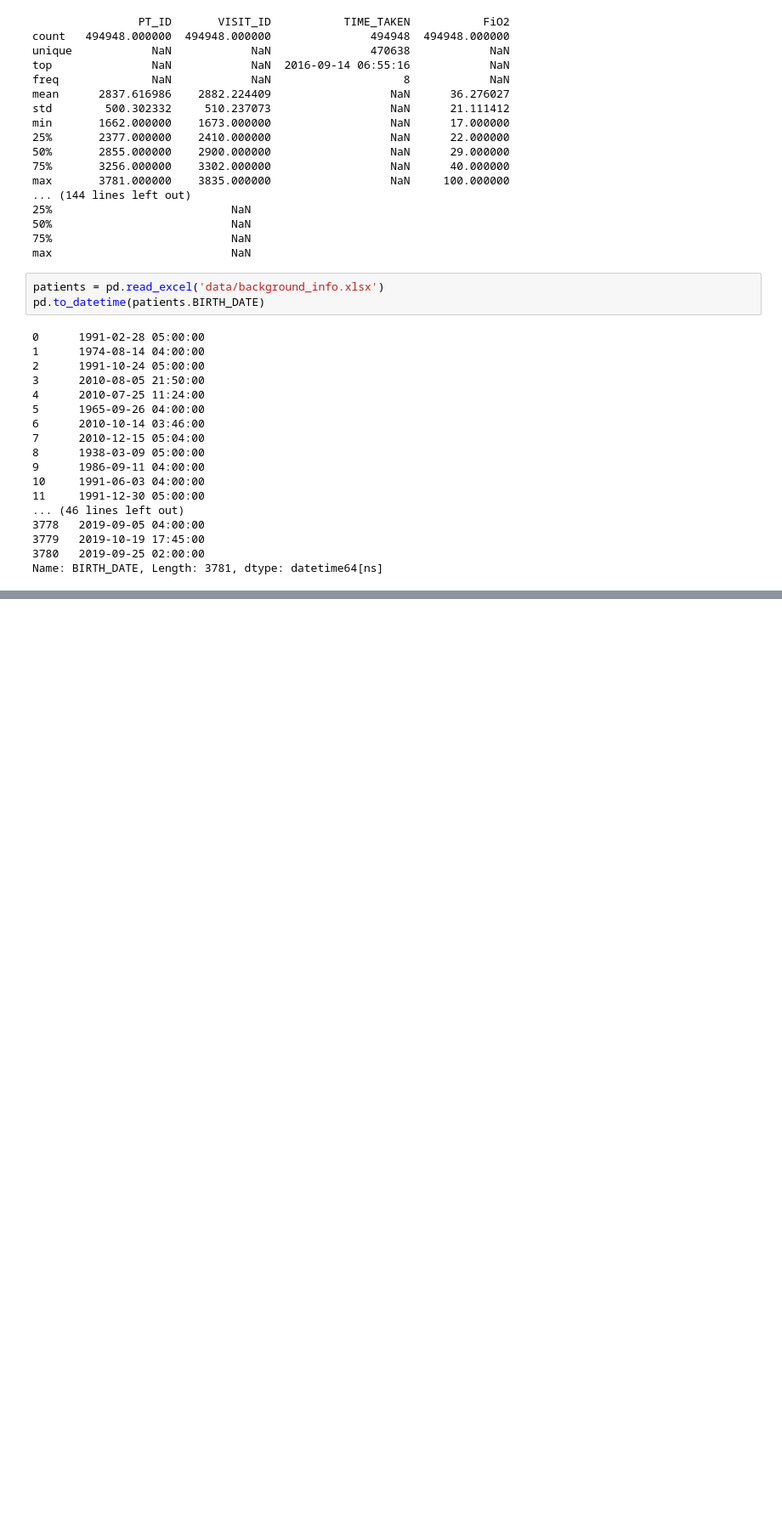
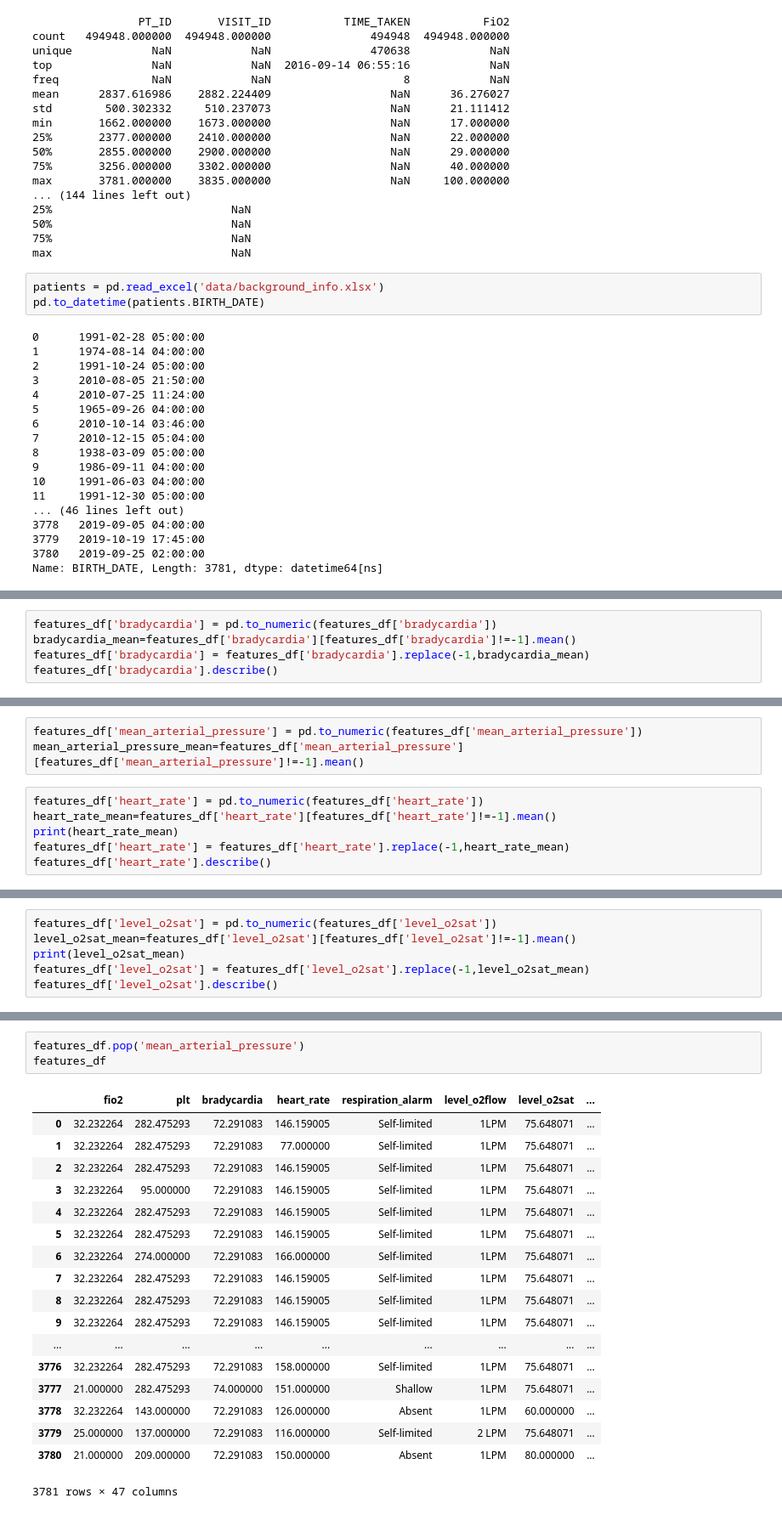
Before and after one commit to bvenkat2/NICU-Research, a Jupyter notebook: Feature Generation.ipynb, the cells around one changed output, grey strips where cells are left out. Shown at 85% size. Cells and saved outputs as stored; diff of their text form; blank space fills up the shorter version.

```diff
--- a/Feature Generation.ipynb
+++ b/Feature Generation.ipynb
@@ -122,0 +218,5 @@ features
+# %%
+features_df['bradycardia'] = pd.to_numeric(features_df['bradycardia'])
+bradycardia_mean=features_df['bradycardia'][features_df['bradycardia']!=-1].mean()
+features_df['bradycardia'] = features_df['bradycardia'].replace(-1,bradycardia_mean)
+features_df['bradycardia'].describe()
@@ -122,0 +233,9 @@ features
+# %%
+features_df['mean_arterial_pressure'] = pd.to_numeric(features_df['mean_arterial_pressure'])
+mean_arterial_pressure_mean=features_df['mean_arterial_pressure'][features_df['mean_arterial_pressure']!=-1].mean()
+# %%
+features_df['heart_rate'] = pd.to_numeric(features_df['heart_rate'])
+heart_rate_mean=features_df['heart_rate'][features_df['heart_rate']!=-1].mean()
+print(heart_rate_mean)
+features_df['heart_rate'] = features_df['heart_rate'].replace(-1,heart_rate_mean)
+features_df['heart_rate'].describe()
@@ -122,0 +253,6 @@ features
+# %%
+features_df['level_o2sat'] = pd.to_numeric(features_df['level_o2sat'])
+level_o2sat_mean=features_df['level_o2sat'][features_df['level_o2sat']!=-1].mean()
+print(level_o2sat_mean)
+features_df['level_o2sat'] = features_df['level_o2sat'].replace(-1,level_o2sat_mean)
+features_df['level_o2sat'].describe()
@@ -122,0 +270,22 @@ features
+# %%
+features_df.pop('mean_arterial_pressure')
+features_df
+# %% [output]
+|  | fio2 | plt | bradycardia | heart_rate | respiration_alarm | level_o2flow | level_o2sat | ... |
+| 0 | 32.232264 | 282.475293 | 72.291083 | 146.159005 | Self-limited | 1LPM | 75.648071 | ... |
+| 1 | 32.232264 | 282.475293 | 72.291083 | 77.000000 | Self-limited | 1LPM | 75.648071 | ... |
+| 2 | 32.232264 | 282.475293 | 72.291083 | 146.159005 | Self-limited | 1LPM | 75.648071 | ... |
+| 3 | 32.232264 | 95.000000 | 72.291083 | 146.159005 | Self-limited | 1LPM | 75.648071 | ... |
+| 4 | 32.232264 | 282.475293 | 72.291083 | 146.159005 | Self-limited | 1LPM | 75.648071 | ... |
+| 5 | 32.232264 | 282.475293 | 72.291083 | 146.159005 | Self-limited | 1LPM | 75.648071 | ... |
+| 6 | 32.232264 | 274.000000 | 72.291083 | 166.000000 | Self-limited | 1LPM | 75.648071 | ... |
+| 7 | 32.232264 | 282.475293 | 72.291083 | 146.159005 | Self-limited | 1LPM | 75.648071 | ... |
+| 8 | 32.232264 | 282.475293 | 72.291083 | 146.159005 | Self-limited | 1LPM | 75.648071 | ... |
+| 9 | 32.232264 | 282.475293 | 72.291083 | 146.159005 | Self-limited | 1LPM | 75.648071 | ... |
+| ... | ... | ... | ... | ... | ... | ... | ... | ... |
+| 3776 | 32.232264 | 282.475293 | 72.291083 | 158.000000 | Self-limited | 1LPM | 75.648071 | ... |
+| 3777 | 21.000000 | 282.475293 | 74.000000 | 151.000000 | Shallow | 1LPM | 75.648071 | ... |
+| 3778 | 32.232264 | 143.000000 | 72.291083 | 126.000000 | Absent | 1LPM | 60.000000 | ... |
+| 3779 | 25.000000 | 137.000000 | 72.291083 | 116.000000 | Self-limited | 2 LPM | 75.648071 | ... |
+| 3780 | 21.000000 | 209.000000 | 72.291083 | 150.000000 | Absent | 1LPM | 80.000000 | ... |
+3781 rows × 47 columns
```
Also changed, not shown: parts of 32 cells of this notebook, 15 other files.
